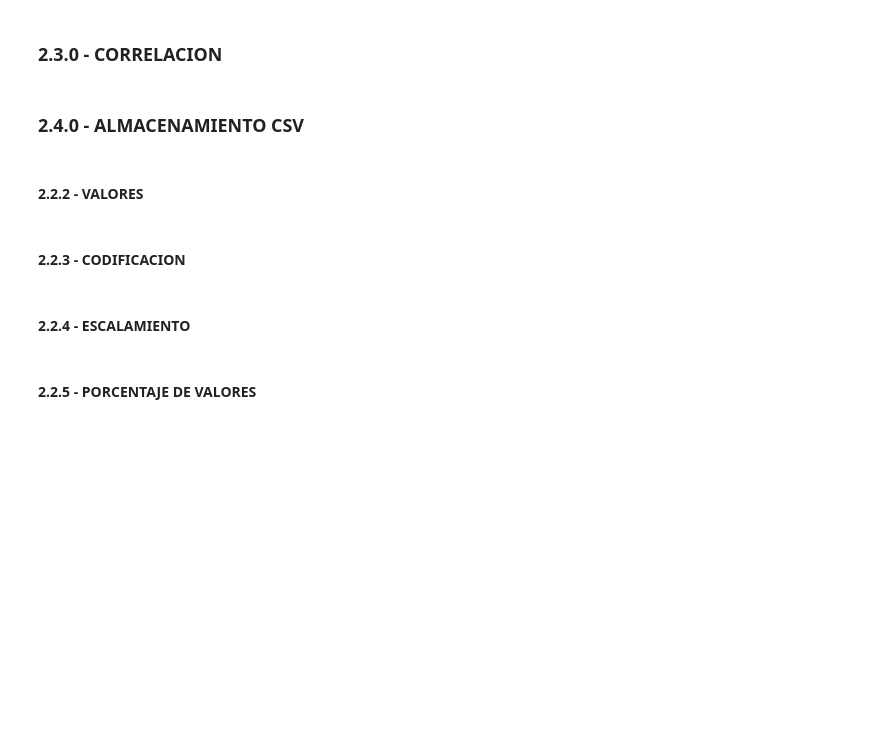
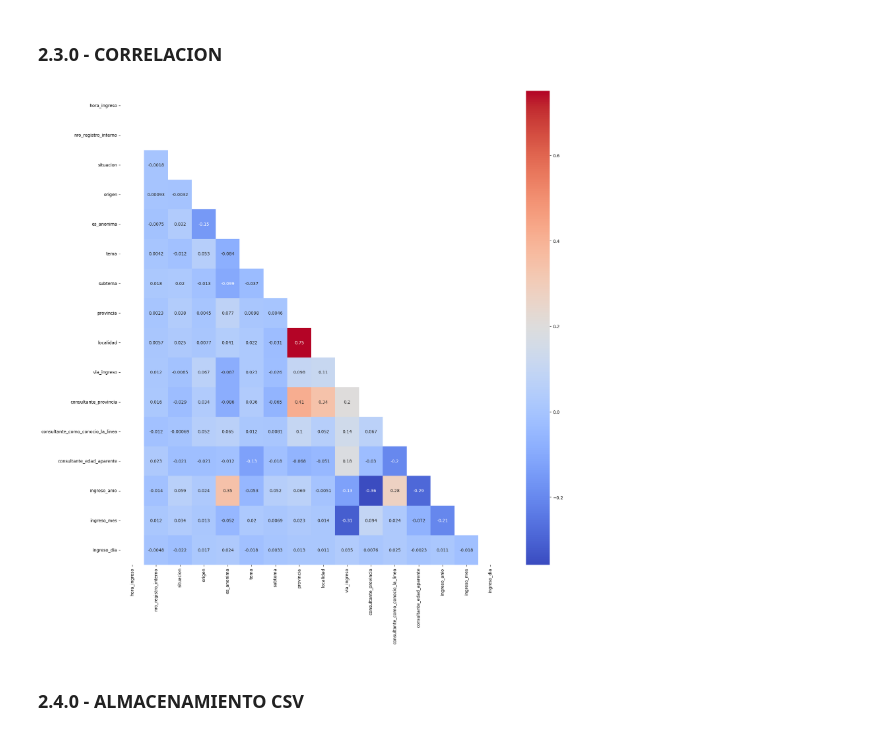
Before and after one commit to ianCristianAriel/2022-Argentina-trata-de-persona, a Jupyter notebook: notebooks/02_eda.ipynb, the cells around one changed output. Saved outputs shown, nothing was run; the diff lists cells and outputs as text; code cells hidden in the pictures; blank space fills up the shorter version.

```diff
--- a/notebooks/02_eda.ipynb
+++ b/notebooks/02_eda.ipynb
@@ -107,2 +231,5 @@ memory usage: 785.2+ KB
+# %%
+categorias_cols = df_orientaciones.
+df_orientaciones[categorias_cols] = df_orientaciones[categorias_cols].astype('category')
 # %% [markdown]
 #### 2.2.2 - VALORES
@@ -110,0 +249,9 @@ memory usage: 785.2+ KB
+# %%
+columnas_categoricas = df_orientaciones.select_dtypes(include=['category', 'object'])
+columnas_categoricas_nombres =  columnas_categoricas.columns
+# %%
+# Columnas categoricas nominales
+df_orientaciones_codificados = df_orientaciones
+for column in columnas_categoricas_nombres:
+    encoder = LabelEncoder()
+    df_orientaciones_codificados[column] = encoder.fit_transform(df_orientaciones_codificados[column].astype(str))
@@ -111,4 +263,8 @@ memory usage: 785.2+ KB
 # %% [markdown]
 #### 2.2.4 - ESCALAMIENTO
+# %%
+scaler = MinMaxScaler()
+df_orientaciones_escalados = scaler.fit_transform(df_orientaciones_codificados.copy())
+df_orientaciones_escalados = pd.DataFrame(df_orientaciones_escalados, columns = df_orientaciones.columns)
 # %% [markdown]
 #### 2.2.5 - PORCENTAJE DE VALORES
@@ -117,12 +305,12 @@ memory usage: 785.2+ KB
 # %% [markdown]
 ### 2.3.0 - CORRELACION
+# %%
+matriz_correlacion = df_orientaciones_escalados.corr()
+mascara_espejo = np.triu(np.ones_like(matriz_correlacion, dtype=bool))
+plt.figure(figsize=(20, 20))
+sns.heatmap(matriz_correlacion, mask = mascara_espejo, annot=True, cmap = 'coolwarm')
+plt.show()
+# %% [output]
+[figure, added]
 # %% [markdown]
 ### 2.4.0 - ALMACENAMIENTO CSV
-# %% [markdown]
-#### 2.2.2 - VALORES
-# %% [markdown]
-#### 2.2.3 - CODIFICACION
-# %% [markdown]
-#### 2.2.4 - ESCALAMIENTO
-# %% [markdown]
-#### 2.2.5 - PORCENTAJE DE VALORES
```
Also changed, not shown: parts of 54 cells of this notebook, 7 other files.
